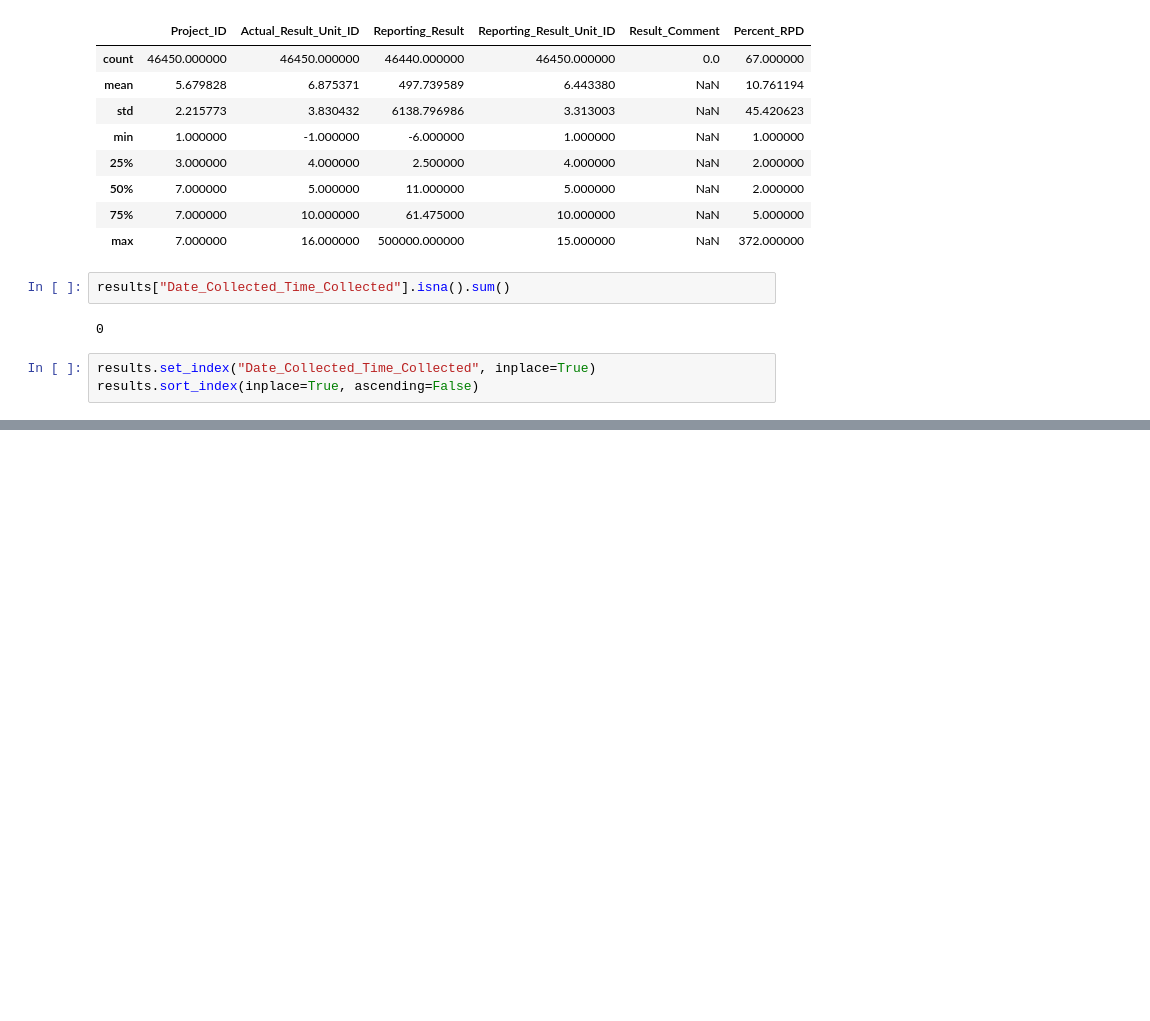
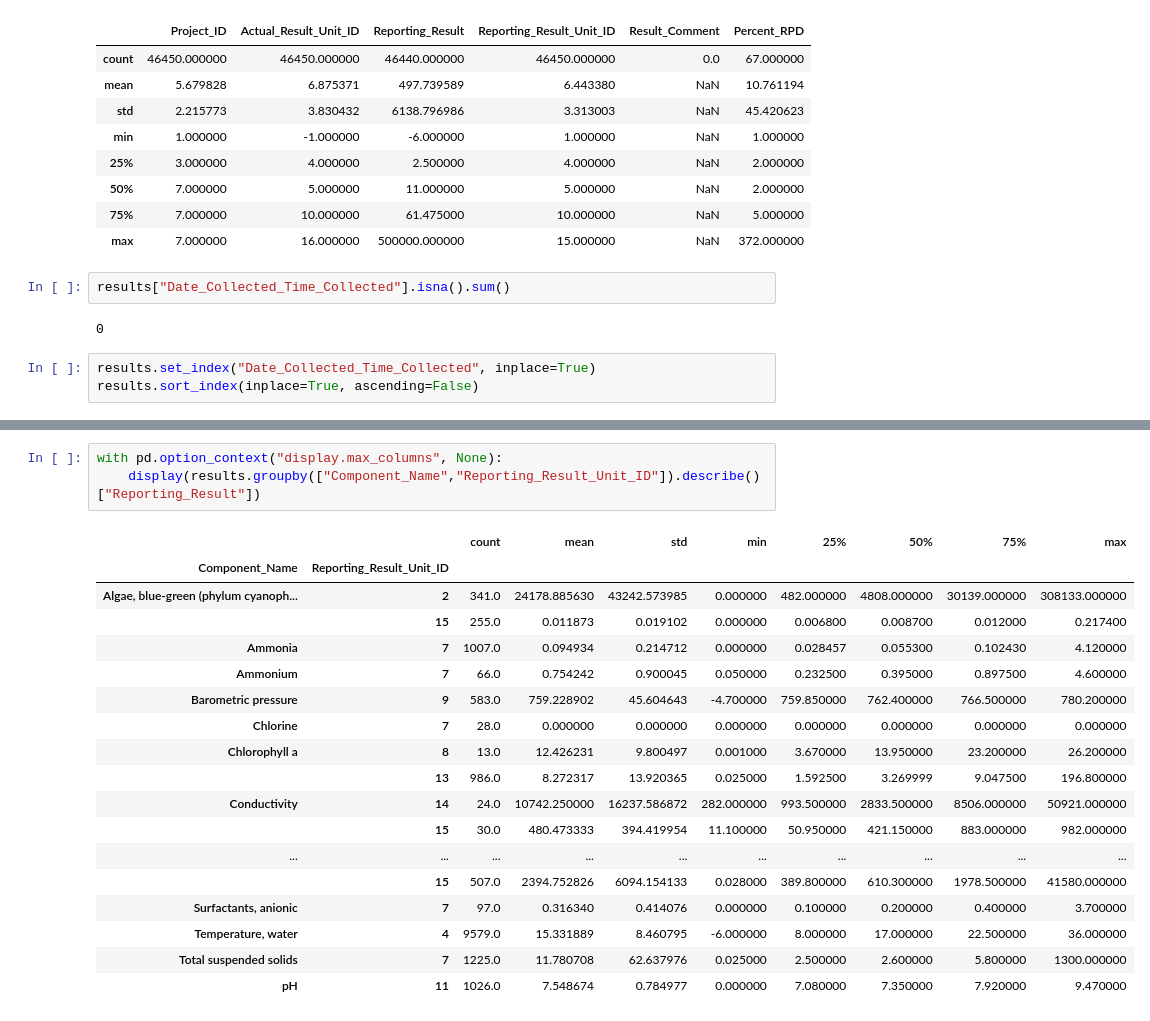
Before and after one commit to nicholasjin/safe-water, a Jupyter notebook: projects/crwa/notebooks/njin-data-summary.ipynb, the cells around one changed output, grey strips where cells are left out. Cells and saved outputs as stored; diff of their text form; blank space fills up the shorter version.

```diff
--- a/projects/crwa/notebooks/njin-data-summary.ipynb
+++ b/projects/crwa/notebooks/njin-data-summary.ipynb
@@ -89,0 +100,22 @@ results.sort_index()
+# %%
+with pd.option_context("display.max_columns", None):
+    display(results.groupby(["Component_Name","Reporting_Result_Unit_ID"]).describe()["Reporting_Result"])
+# %% [output]
+|  |  | count | mean | std | min | 25% | 50% | 75% | max |
+| Component_Name | Reporting_Result_Unit_ID |  |  |  |  |  |  |  |  |
+| Algae, blue-green (phylum cyanoph... | 2 | 341.0 | 24178.885630 | 43242.573985 | 0.000000 | 482.000000 | 4808.000000 | 30139.000000 | 308133.000000 |
+|  | 15 | 255.0 | 0.011873 | 0.019102 | 0.000000 | 0.006800 | 0.008700 | 0.012000 | 0.217400 |
+| Ammonia | 7 | 1007.0 | 0.094934 | 0.214712 | 0.000000 | 0.028457 | 0.055300 | 0.102430 | 4.120000 |
+| Ammonium | 7 | 66.0 | 0.754242 | 0.900045 | 0.050000 | 0.232500 | 0.395000 | 0.897500 | 4.600000 |
+| Barometric pressure | 9 | 583.0 | 759.228902 | 45.604643 | -4.700000 | 759.850000 | 762.400000 | 766.500000 | 780.200000 |
+| Chlorine | 7 | 28.0 | 0.000000 | 0.000000 | 0.000000 | 0.000000 | 0.000000 | 0.000000 | 0.000000 |
+| Chlorophyll a | 8 | 13.0 | 12.426231 | 9.800497 | 0.001000 | 3.670000 | 13.950000 | 23.200000 | 26.200000 |
+|  | 13 | 986.0 | 8.272317 | 13.920365 | 0.025000 | 1.592500 | 3.269999 | 9.047500 | 196.800000 |
+| Conductivity | 14 | 24.0 | 10742.250000 | 16237.586872 | 282.000000 | 993.500000 | 2833.500000 | 8506.000000 | 50921.000000 |
+|  | 15 | 30.0 | 480.473333 | 394.419954 | 11.100000 | 50.950000 | 421.150000 | 883.000000 | 982.000000 |
+| ... | ... | ... | ... | ... | ... | ... | ... | ... | ... |
+|  | 15 | 507.0 | 2394.752826 | 6094.154133 | 0.028000 | 389.800000 | 610.300000 | 1978.500000 | 41580.000000 |
+| Surfactants, anionic | 7 | 97.0 | 0.316340 | 0.414076 | 0.000000 | 0.100000 | 0.200000 | 0.400000 | 3.700000 |
+| Temperature, water | 4 | 9579.0 | 15.331889 | 8.460795 | -6.000000 | 8.000000 | 17.000000 | 22.500000 | 36.000000 |
+| Total suspended solids | 7 | 1225.0 | 11.780708 | 62.637976 | 0.025000 | 2.500000 | 2.600000 | 5.800000 | 1300.000000 |
+| pH | 11 | 1026.0 | 7.548674 | 0.784977 | 0.000000 | 7.080000 | 7.350000 | 7.920000 | 9.470000 |
```
Also changed, not shown: parts of 8 cells of this notebook.
